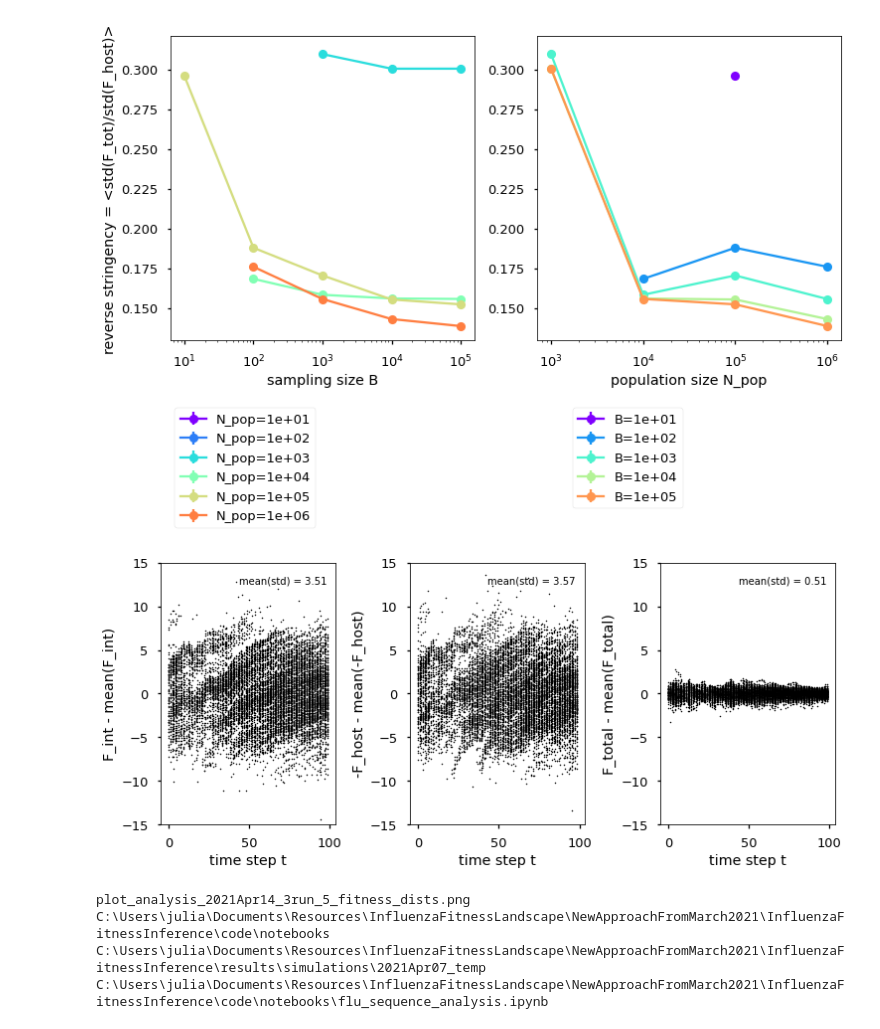
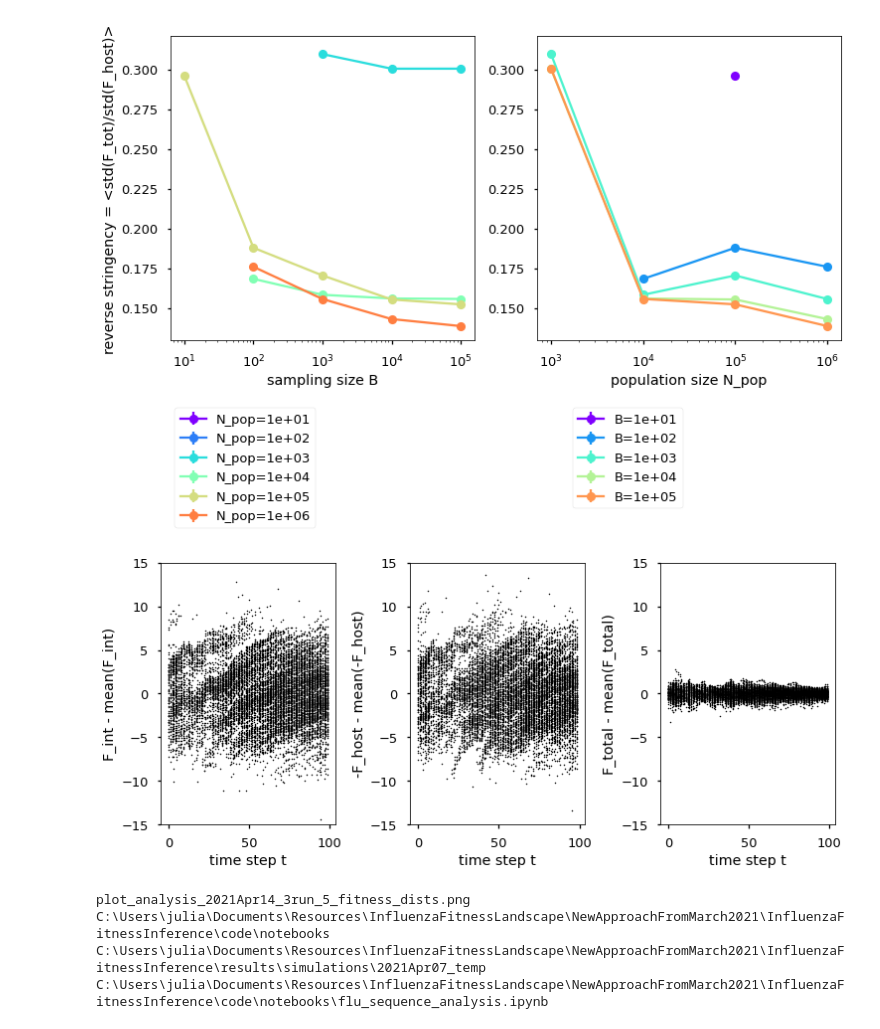
Before and after one commit to JDoelger/InfluenzaFitnessInference, a Jupyter notebook: code/notebooks/flu_sequence_analysis.ipynb, the cells around one changed output. Saved outputs shown, nothing was run; the diff lists cells and outputs as text; code cells hidden in the pictures.

```diff
--- a/code/notebooks/flu_sequence_analysis.ipynb
+++ b/code/notebooks/flu_sequence_analysis.ipynb
@@ -433,43 +445,43 @@ this_fitness_plot_filepath = os.path.join(temp_folder, this_fitness_plot_filenam
 fig, ((ax1, ax2, ax3)) = plt.subplots(1, 3, constrained_layout=True)
 
 # F_int
 for y in range(len(fint_yearly)):
     ax1.plot([y]*len(fint_yearly[y]), fint_yearly[y] - np.mean(fint_yearly[y]), '.', markersize=3, color='black')
 ax1.set_xlabel('time step t')
 ax1.set_ylabel('F_int - mean(F_int)')
 ax1.set_ylim([-15, 15])
 ax1.set_aspect(1.5/ax1.get_data_ratio())
-text = 'mean(std) = %.2f' % summary_stats['f_int_std']
-ax1.text(0.95, 0.95, text, horizontalalignment='right',
-         verticalalignment='top', transform=ax1.transAxes)
+# text = 'mean(std) = %.2f' % summary_stats['f_int_std']
+# ax1.text(0.95, 0.95, text, horizontalalignment='right',
+#          verticalalignment='top', transform=ax1.transAxes)
 
 # -F_host
 for y in range(len(minus_fhost_yearly[1:])):
     ax2.plot([y]*len(minus_fhost_yearly[y]), minus_fhost_yearly[y] - np.mean(minus_fhost_yearly[y]), '.', markersize=3, color='black')
 ax2.set_xlabel('time step t')
 ax2.set_ylabel('-F_host - mean(-F_host)')
 ax2.set_ylim([-15, 15])
 ax2.set_aspect(1.5/ax2.get_data_ratio())
-text = 'mean(std) = %.2f' % summary_stats['f_host_std']
-ax2.text(0.95, 0.95, text, horizontalalignment='right',
-         verticalalignment='top', transform=ax2.transAxes)
+# text = 'mean(std) = %.2f' % summary_stats['f_host_std']
+# ax2.text(0.95, 0.95, text, horizontalalignment='right',
+#          verticalalignment='top', transform=ax2.transAxes)
 
 # F_tot
 for y in range(len(ftot_yearly)):
     ax3.plot([y]*len(ftot_yearly[y]), ftot_yearly[y] - np.mean(ftot_yearly[y]), '.', markersize=3, color='black')
 ax3.set_xlabel('time step t')
 ax3.set_ylabel('F_total - mean(F_total)')
 ax3.set_ylim([-15, 15])
 ax3.set_aspect(1.5/ax3.get_data_ratio())
-text = 'mean(std) = %.2f' % summary_stats['f_tot_std']
-ax3.text(0.95, 0.95, text, horizontalalignment='right',
-         verticalalignment='top', transform=ax3.transAxes)
+# text = 'mean(std) = %.2f' % summary_stats['f_tot_std']
+# ax3.text(0.95, 0.95, text, horizontalalignment='right',
+#          verticalalignment='top', transform=ax3.transAxes)
 
 plt.savefig(this_fitness_plot_filepath, bbox_inches='tight')
 plt.show()
 plt.close()
 # %% [output]
-[figure, old version]
+[figure, new version]
 # %%
 print(this_fitness_plot_filepath)
 print(os.getcwd())
```
Also changed, not shown: parts of 1 cell of this notebook, 8 other files.
